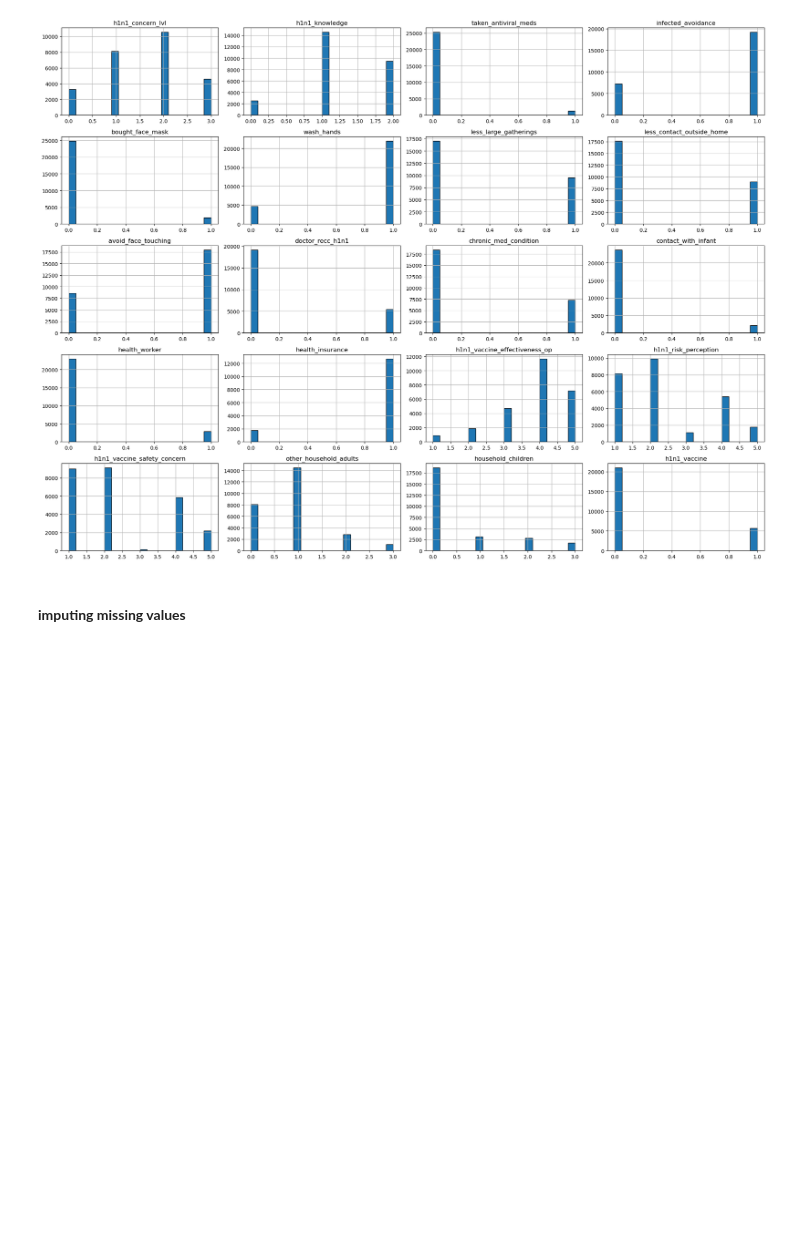
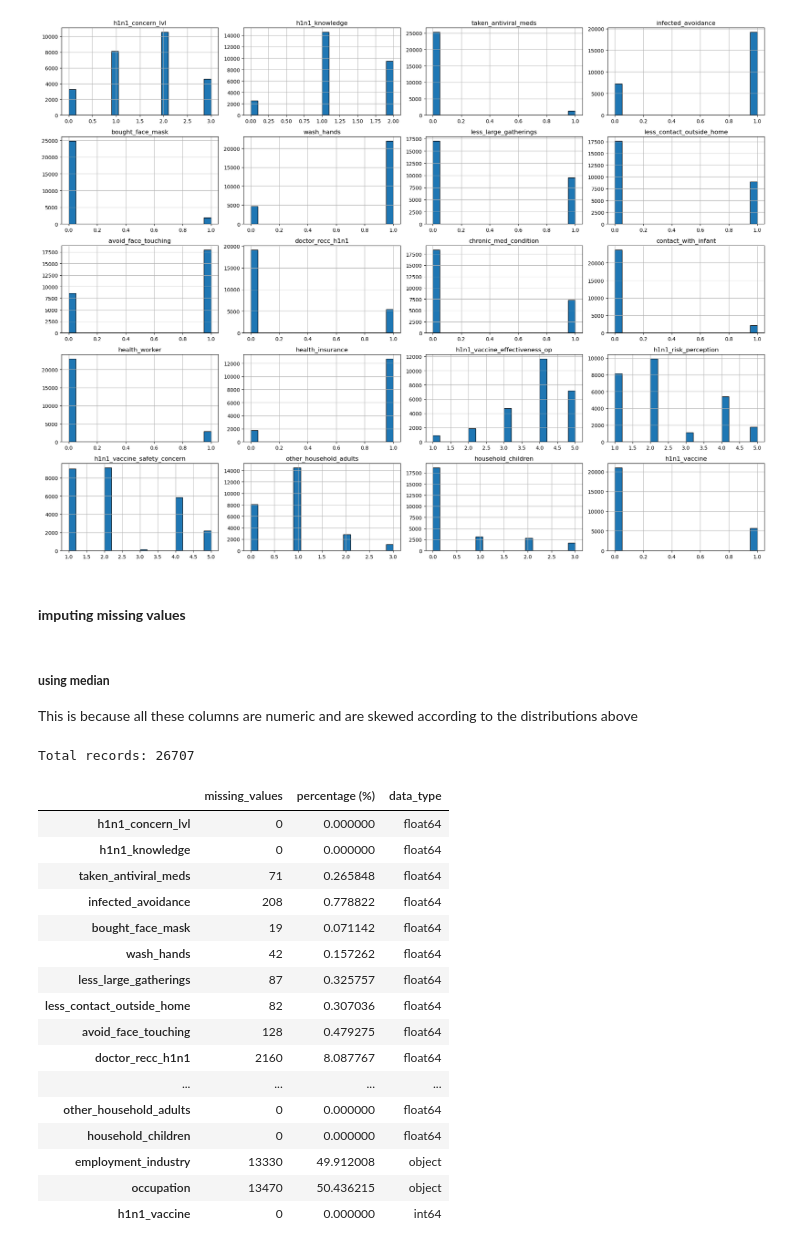
Before and after one commit to Day-hue/Phase-3-project, a Jupyter notebook: phase 3 project.ipynb, the cells around one changed output. Saved outputs shown, nothing was run; the diff lists cells and outputs as text; code cells hidden in the pictures; blank space fills up the shorter version.

Commit message:
Data preparation

```diff
--- a/phase 3 project.ipynb
+++ b/phase 3 project.ipynb
@@ -505,3 +513,33 @@ plt.show()
 [figure]
 # %% [markdown]
 #### **imputing missing values**
+# %% [markdown]
+##### **using median**
+This is because all these columns are numeric and are skewed according to the distributions above
+# %%
+#filling using median
+for col in ['h1n1_concern_lvl', 'h1n1_knowledge','other_household_adults','household_children']:
+    combined_df[col] = combined_df[col].fillna(combined_df[col].median())
+
+# View the missing summary dataframe
+missing_summary =missing_values_percentage(combined_df)
+missing_summary
+# %% [output]
+Total records: 26707
+|  | missing_values | percentage (%) | data_type |
+| h1n1_concern_lvl | 0 | 0.000000 | float64 |
+| h1n1_knowledge | 0 | 0.000000 | float64 |
+| taken_antiviral_meds | 71 | 0.265848 | float64 |
+| infected_avoidance | 208 | 0.778822 | float64 |
+| bought_face_mask | 19 | 0.071142 | float64 |
+| wash_hands | 42 | 0.157262 | float64 |
+| less_large_gatherings | 87 | 0.325757 | float64 |
+| less_contact_outside_home | 82 | 0.307036 | float64 |
+| avoid_face_touching | 128 | 0.479275 | float64 |
+| doctor_recc_h1n1 | 2160 | 8.087767 | float64 |
+| ... | ... | ... | ... |
+| other_household_adults | 0 | 0.000000 | float64 |
+| household_children | 0 | 0.000000 | float64 |
+| employment_industry | 13330 | 49.912008 | object |
+| occupation | 13470 | 50.436215 | object |
+| h1n1_vaccine | 0 | 0.000000 | int64 |
```
Also changed, not shown: parts of 23 cells of this notebook.
